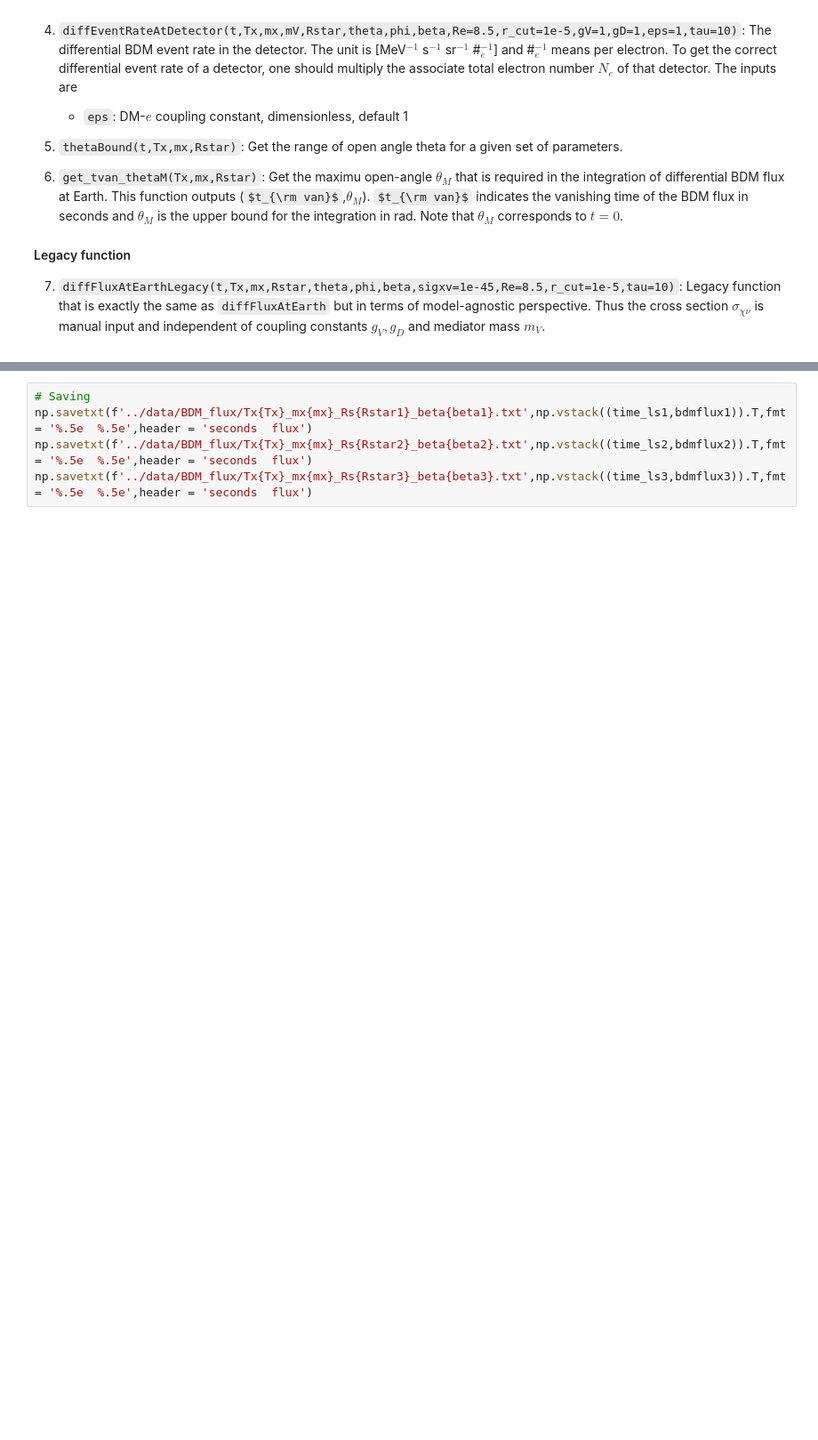
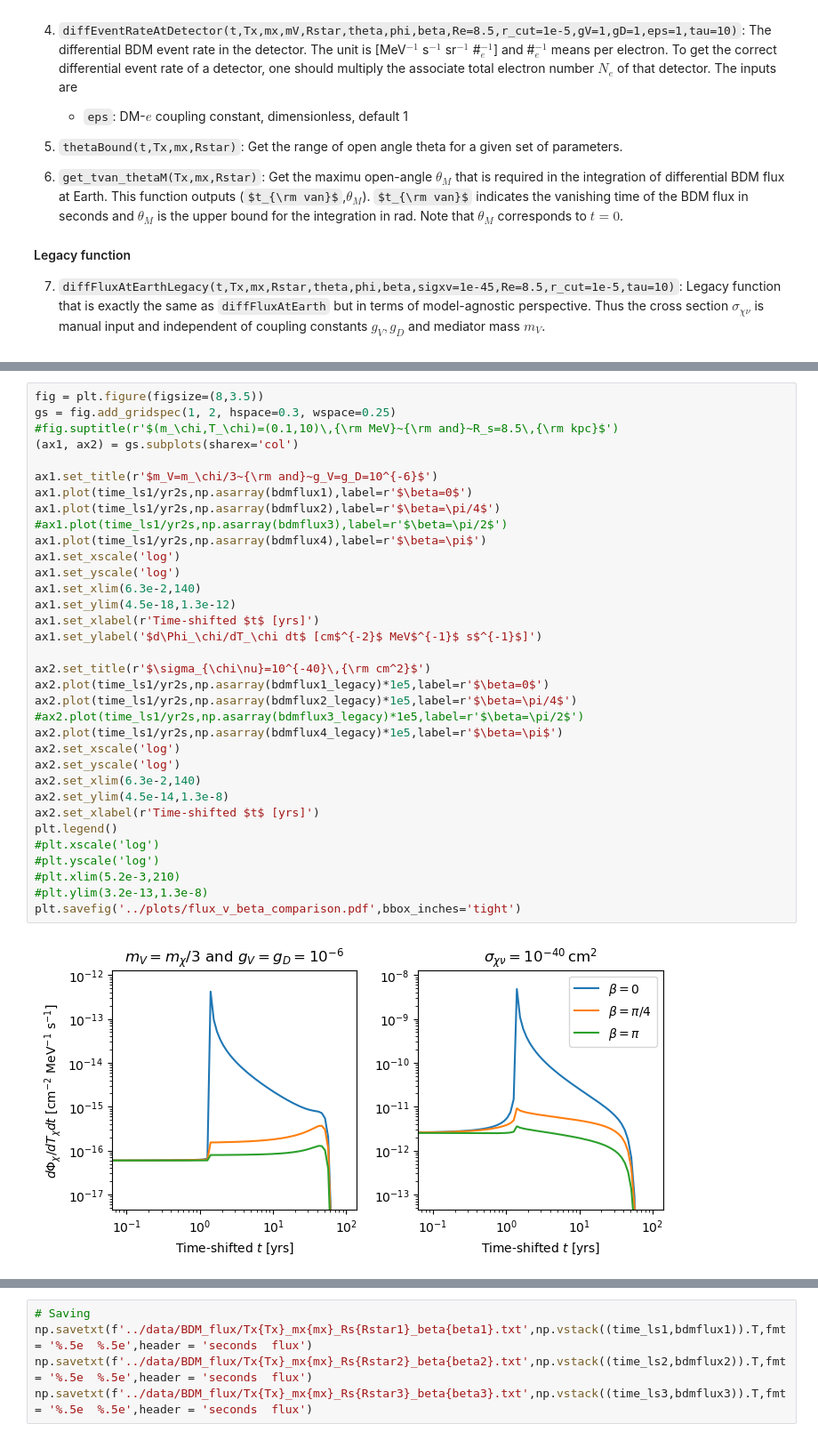
Before and after one commit to yenhsunlin/SNnuBDM2, a Jupyter notebook: src/example.ipynb, the cells around one changed output, grey strips where cells are left out. Shown at 89% size. Cells and saved outputs as stored; diff of their text form; some formulas as TeX source; blank space fills up the shorter version.

```diff
--- a/src/example.ipynb
+++ b/src/example.ipynb
@@ -167,0 +278,36 @@ CompositeError: one or more exceptions raised in: functools.partial(<function fl
+# %%
+fig = plt.figure(figsize=(8,3.5))
+gs = fig.add_gridspec(1, 2, hspace=0.3, wspace=0.25)
+#fig.suptitle(r'$(m_\chi,T_\chi)=(0.1,10)\,{\rm MeV}~{\rm and}~R_s=8.5\,{\rm kpc}$')
+(ax1, ax2) = gs.subplots(sharex='col')
+
+ax1.set_title(r'$m_V=m_\chi/3~{\rm and}~g_V=g_D=10^{-6}$')
+ax1.plot(time_ls1/yr2s,np.asarray(bdmflux1),label=r'$\beta=0$')
+ax1.plot(time_ls1/yr2s,np.asarray(bdmflux2),label=r'$\beta=\pi/4$')
+#ax1.plot(time_ls1/yr2s,np.asarray(bdmflux3),label=r'$\beta=\pi/2$')
+ax1.plot(time_ls1/yr2s,np.asarray(bdmflux4),label=r'$\beta=\pi$')
+ax1.set_xscale('log')
+ax1.set_yscale('log')
+ax1.set_xlim(6.3e-2,140)
+ax1.set_ylim(4.5e-18,1.3e-12)
+ax1.set_xlabel(r'Time-shifted $t$ [yrs]')
+ax1.set_ylabel('$d\Phi_\chi/dT_\chi dt$ [cm$^{-2}$ MeV$^{-1}$ s$^{-1}$]')
+
+ax2.set_title(r'$\sigma_{\chi\nu}=10^{-40}\,{\rm cm^2}$')
+ax2.plot(time_ls1/yr2s,np.asarray(bdmflux1_legacy)*1e5,label=r'$\beta=0$')
+ax2.plot(time_ls1/yr2s,np.asarray(bdmflux2_legacy)*1e5,label=r'$\beta=\pi/4$')
+#ax2.plot(time_ls1/yr2s,np.asarray(bdmflux3_legacy)*1e5,label=r'$\beta=\pi/2$')
+ax2.plot(time_ls1/yr2s,np.asarray(bdmflux4_legacy)*1e5,label=r'$\beta=\pi$')
+ax2.set_xscale('log')
+ax2.set_yscale('log')
+ax2.set_xlim(6.3e-2,140)
+ax2.set_ylim(4.5e-14,1.3e-8)
+ax2.set_xlabel(r'Time-shifted $t$ [yrs]')
+plt.legend()
+#plt.xscale('log')
+#plt.yscale('log')
+#plt.xlim(5.2e-3,210)
+#plt.ylim(3.2e-13,1.3e-8)
+plt.savefig('../plots/flux_v_beta_comparison.pdf',bbox_inches='tight')
+# %% [output]
+[figure, added]
```
Also changed, not shown: parts of 4 cells of this notebook, 19 other files.
